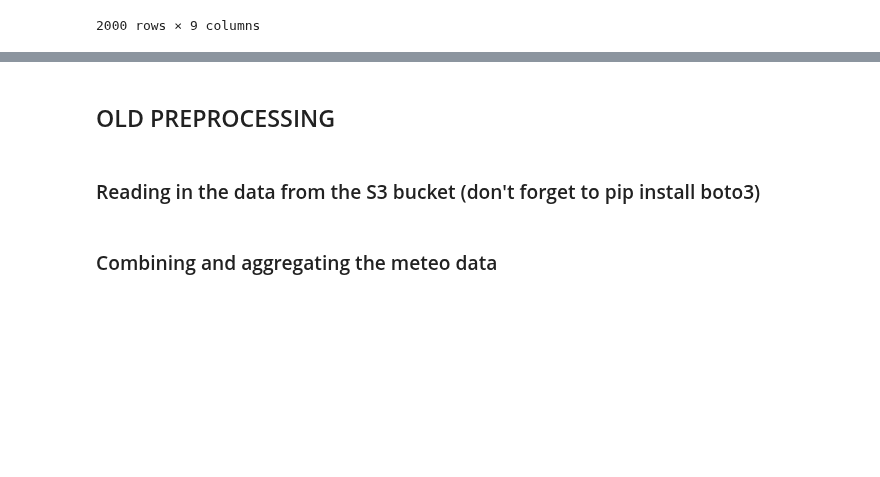
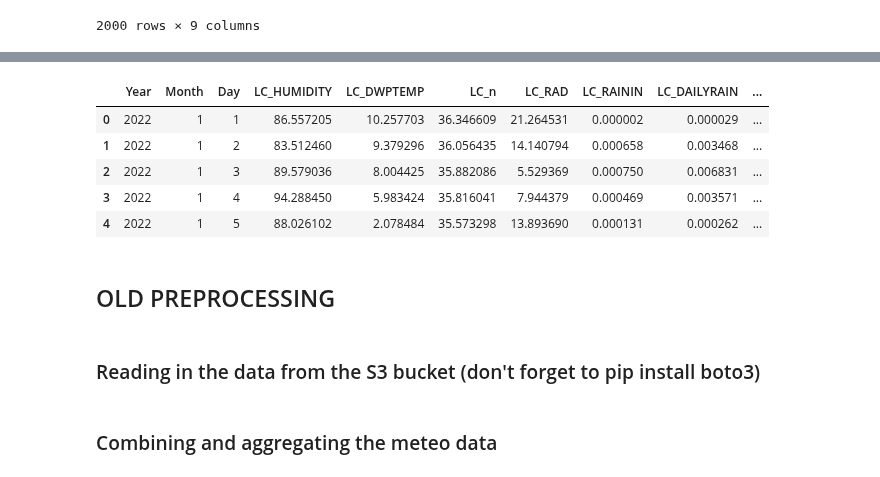
Before and after one commit to lennertvanh/MDA-Georgia, a Jupyter notebook: Preprocessing.ipynb, the cells around one changed output, grey strips where cells are left out. Saved outputs shown, nothing was run; the diff lists cells and outputs as text; code cells hidden in the pictures; blank space fills up the shorter version.

Commit message:
check for missing data (weather)

```diff
--- a/Preprocessing.ipynb
+++ b/Preprocessing.ipynb
@@ -865,3 +900,13 @@ combined_year.to_csv('combined_noisedata.csv', index=False)
+# %%
+data_weather = pd.read_csv('combined_weatherdata_2022.csv', header=0, sep=',')
+data_weather.head()
+# %% [output]
+|  | Year | Month | Day | LC_HUMIDITY | LC_DWPTEMP | LC_n | LC_RAD | LC_RAININ | LC_DAILYRAIN | ... |
+| 0 | 2022 | 1 | 1 | 86.557205 | 10.257703 | 36.346609 | 21.264531 | 0.000002 | 0.000029 | ... |
+| 1 | 2022 | 1 | 2 | 83.512460 | 9.379296 | 36.056435 | 14.140794 | 0.000658 | 0.003468 | ... |
+| 2 | 2022 | 1 | 3 | 89.579036 | 8.004425 | 35.882086 | 5.529369 | 0.000750 | 0.006831 | ... |
+| 3 | 2022 | 1 | 4 | 94.288450 | 5.983424 | 35.816041 | 7.944379 | 0.000469 | 0.003571 | ... |
+| 4 | 2022 | 1 | 5 | 88.026102 | 2.078484 | 35.573298 | 13.893690 | 0.000131 | 0.000262 | ... |
 # %% [markdown]
 ## OLD PREPROCESSING
 # %% [markdown]
```
Also changed, not shown: parts of 4 cells of this notebook.
